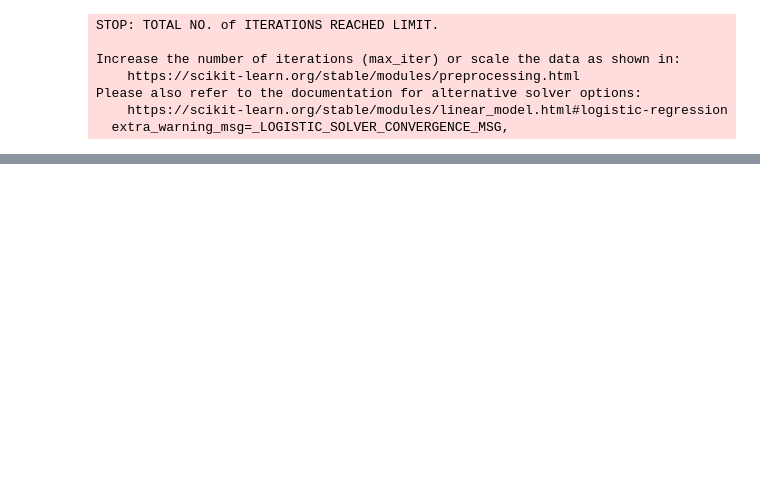
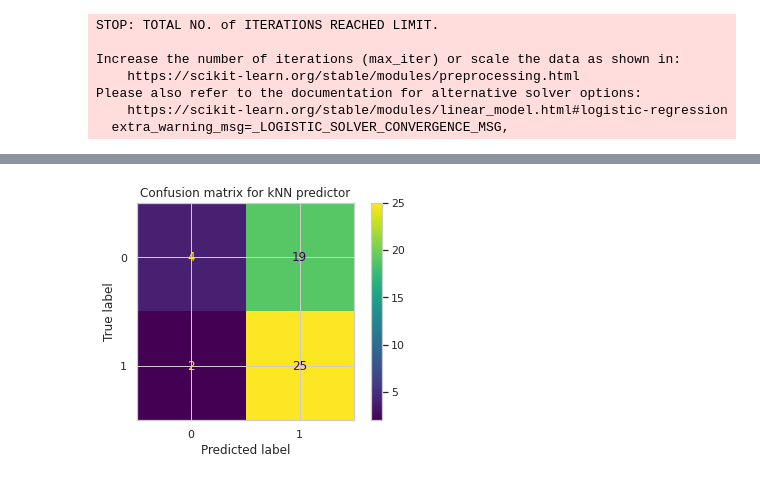
Before and after one commit to michalakos/neural-networks-ntua, a Jupyter notebook: NN_Lab1.ipynb, the cells around one changed output, grey strips where cells are left out. Drawn from its saved outputs; the diff is of its cells as text; code cells hidden in the pictures; blank space fills up the shorter version.

```diff
--- a/NN_Lab1.ipynb
+++ b/NN_Lab1.ipynb
@@ -310,0 +790,8 @@ print(ootb_f1)
+# %%
+cm = confusion_matrix(y_test, knn_best_accuracy.predict(X_test), labels=knn_best_accuracy.classes_)
+disp = ConfusionMatrixDisplay(confusion_matrix=cm, display_labels=knn_best_accuracy.classes_)
+disp.plot()
+plt.title("Confusion matrix for kNN predictor")
+plt.show()
+# %% [output]
+[figure, added]
```
Also changed, not shown: parts of 47 cells of this notebook.
